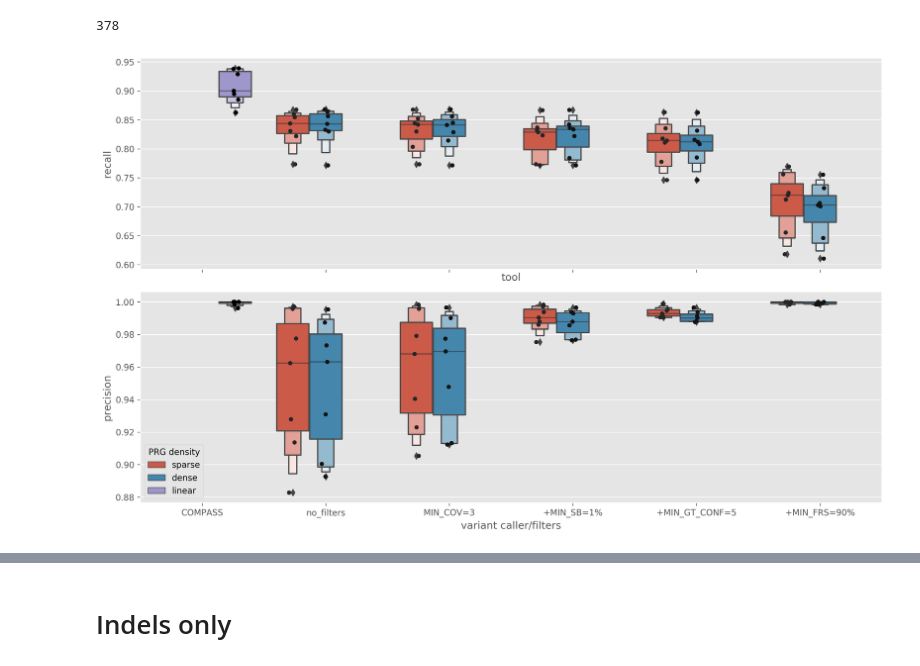
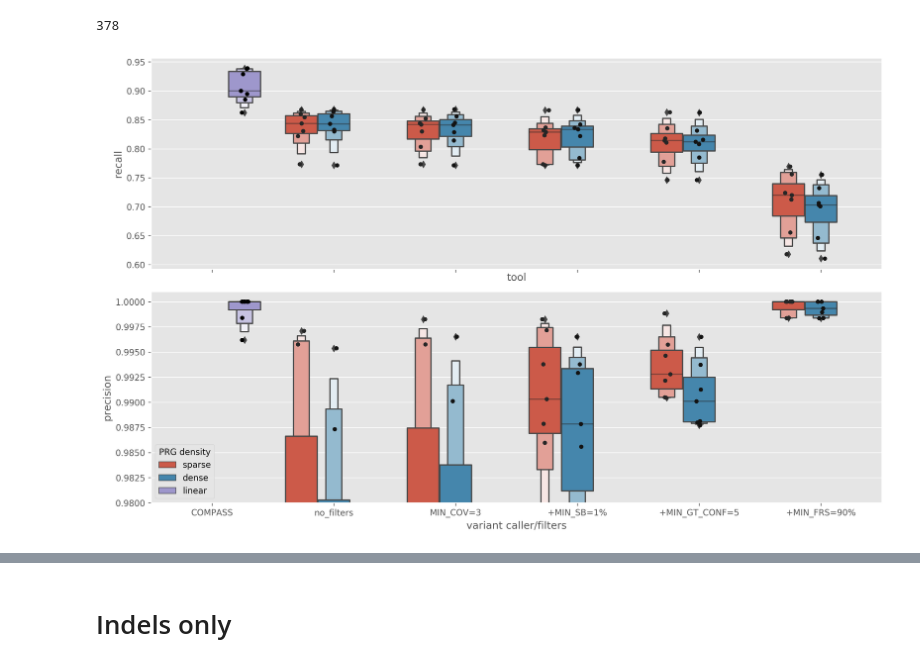
Before and after one commit to mbhall88/head_to_head_pipeline, a Jupyter notebook: analysis/pandora_variants/truth_eval/filter_eda/pandora_filters.ipynb, the cells around one changed output, grey strips where cells are left out. Cells and saved outputs as stored; diff of their text form; code cells hidden in the pictures.

```diff
--- a/analysis/pandora_variants/truth_eval/filter_eda/pandora_filters.ipynb
+++ b/analysis/pandora_variants/truth_eval/filter_eda/pandora_filters.ipynb
@@ -154,32 +154,32 @@ sns.boxenplot(x=x, y=y, data=df, ax=ax, k_depth="full", order=order, hue=hue)
 sns.stripplot(x=x, y=y, dodge=True, data=df, ax=ax, color="black", order=order, hue=hue)
 # ax.set(title=f"{y.capitalize()} for different filters - SNPs only", xlabel="variant caller")
 ax.set_ylabel("recall")
 # ax.set_xticklabels(["COMPASS", "bcftools", "pandora"])
 # ax.set(ylim=(0.70, 0.95))
 ax.set_xticklabels(ax.get_xticklabels(), rotation = 90)
 ax.legend().remove()
 # plt.legend(loc='lower left')
 y = "precision"
 hue = "prg"
 ax = axes.flatten()[1]
 sns.boxenplot(x=x, y=y, data=df, ax=ax, k_depth="full", order=order, hue=hue)
 sns.stripplot(x=x, y=y, dodge=True, data=df, ax=ax, color="black", order=order, hue=hue)
 ax.set(xlabel="variant caller/filters", ylabel="precision")
-# ax.set_ylim((0.996, 1.001))
+ax.set_ylim((0.98, 1.001))
 xticklabels = ["COMPASS", "no_filters", "MIN_COV=3", "+MIN_SB=1%", "+MIN_GT_CONF=5", "+MIN_FRS=90%"]
 ax.set_xticklabels(xticklabels, rotation = 0)
 hand, labl = ax.get_legend_handles_labels()
 handout=[]
 lablout=[]
 for h,l in zip(hand,labl):
     if l not in lablout:
         lablout.append(l)
         handout.append(h)
 leg = ax.legend(handout, lablout, loc="lower left", title="PRG density")
 leg.get_texts()[2].set_text("linear")
 # plt.legend(loc='lower left')
 # fig.savefig(snakemake.output.recall_plot)
 # _ = ax.set_xticklabels(["compass", "bcftools", "#nofilter", "cluster-fix", "K0.9", "no-denovo"])
 fig.tight_layout()
 # %% [output]
-[figure, old version]
+[figure, new version]
```
Also changed, not shown: parts of 4 cells of this notebook, 3 other files.
